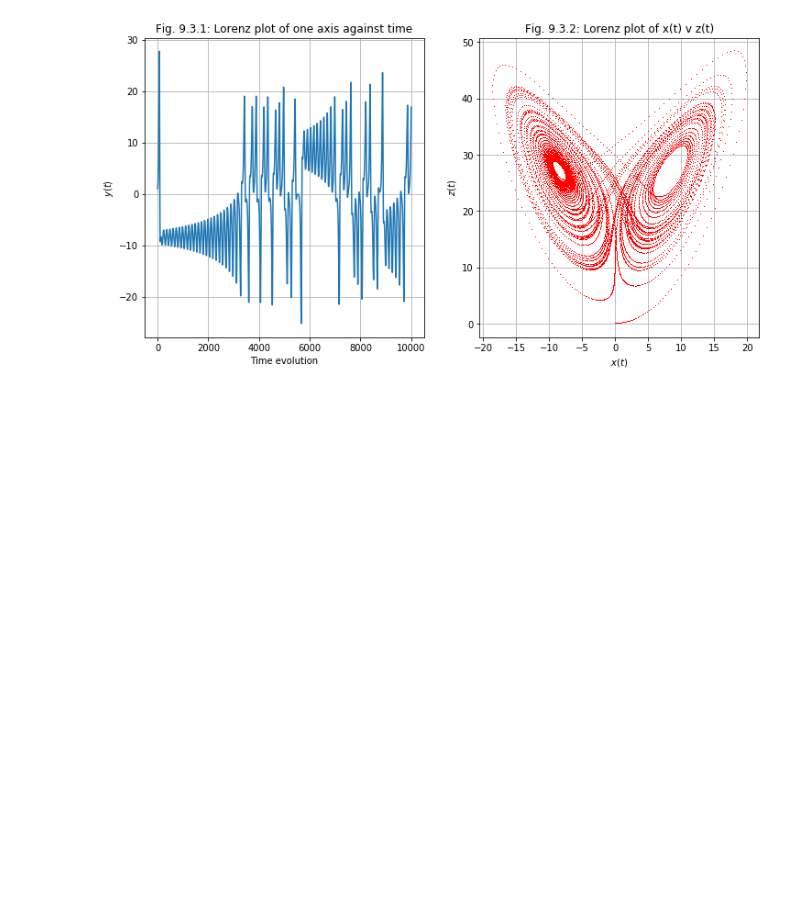
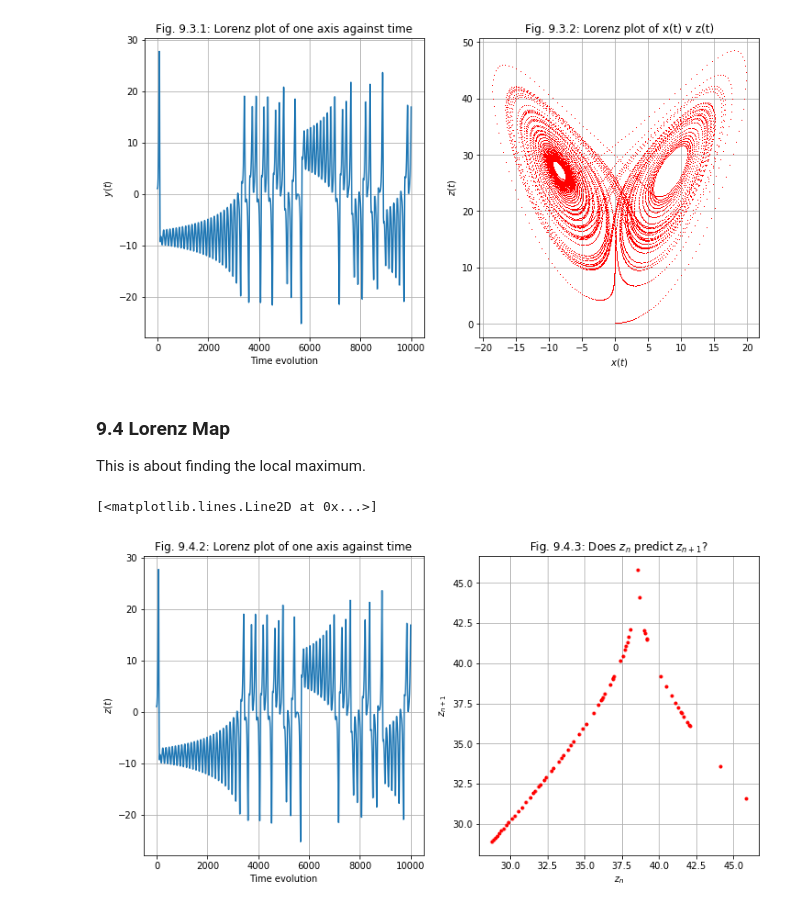
Before and after one commit to Llewelyn62/Non-linear-dynamics-Strogatz, a Jupyter notebook: Strogatz/Chapter9_Lorenz.ipynb, the cells around one changed output. Cells and saved outputs as stored; diff of their text form; code cells hidden in the pictures; blank space fills up the shorter version.

```diff
--- a/Strogatz/Chapter9_Lorenz.ipynb
+++ b/Strogatz/Chapter9_Lorenz.ipynb
@@ -191,3 +191,40 @@ ax1.plot(x1,z1,'r,')
 # %% [output]
 [<matplotlib.lines.Line2D at 0x...>]
 [figure]
+# %% [markdown]
+### 9.4 Lorenz Map
+This is about finding the local maximum.
+# %%
+#From http://pythonfiddle.com/return-local-maxima/
+def FindMaxima(numbers):
+  maxima = []
+  length = len(numbers)
+  if length >= 2:
+    if numbers[0] > numbers[1]:
+      maxima.append(numbers[0])
+
+    if length > 3:
+      for i in range(1, length-1):
+        if numbers[i] > numbers[i-1] and numbers[i] > numbers[i+1]:
+          maxima.append(numbers[i])
+
+    if numbers[length-1] > numbers[length-2]:
+      maxima.append(numbers[length-1])
+  return maxima
+
+zmax2 = FindMaxima(z1)
+# %%
+fig, (ax2,ax3) = plt.subplots(1,2,figsize=(12,6))
+ax2.set_title('Fig. 9.4.2: Lorenz plot of one axis against time')
+ax2.set_xlabel('Time evolution')
+ax2.set_ylabel(r'$z(t)$')
+ax2.grid()
+ax2.plot(y1)
+ax3.set_title(r'Fig. 9.4.3: Does $z_n$ predict $z_{n + 1}$?')
+ax3.set_xlabel(r'$z_n$')
+ax3.set_ylabel(r'$z_{n+1}$')
+ax3.grid()
+ax3.plot(zmax2[1:-2],zmax2[2:-1],'r.', lw=.2) #Dump the first point set.
+# %% [output]
+[<matplotlib.lines.Line2D at 0x...>]
+[figure, added]
```
